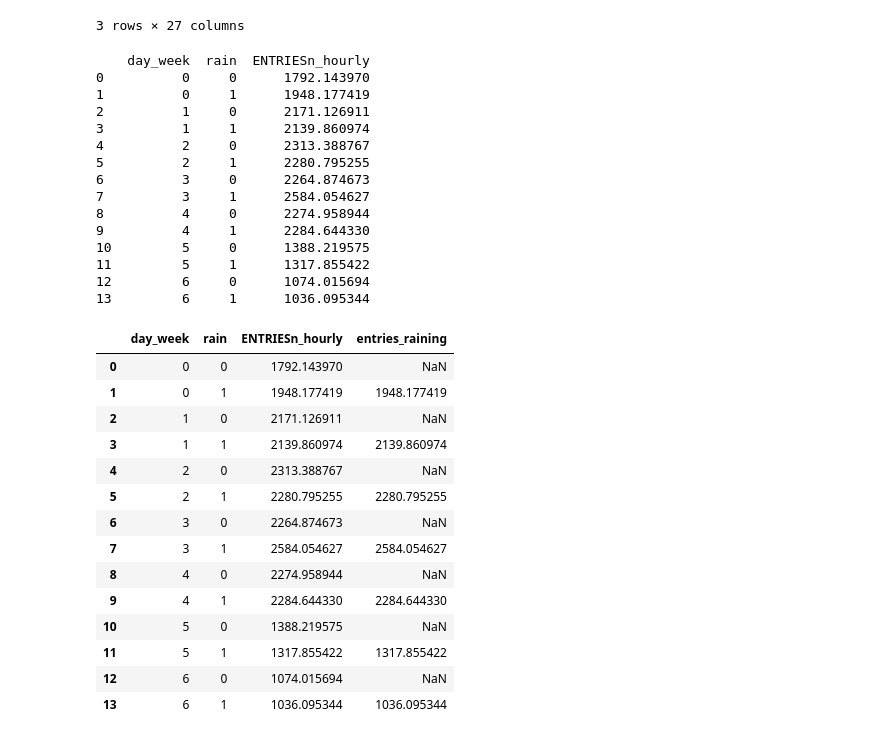
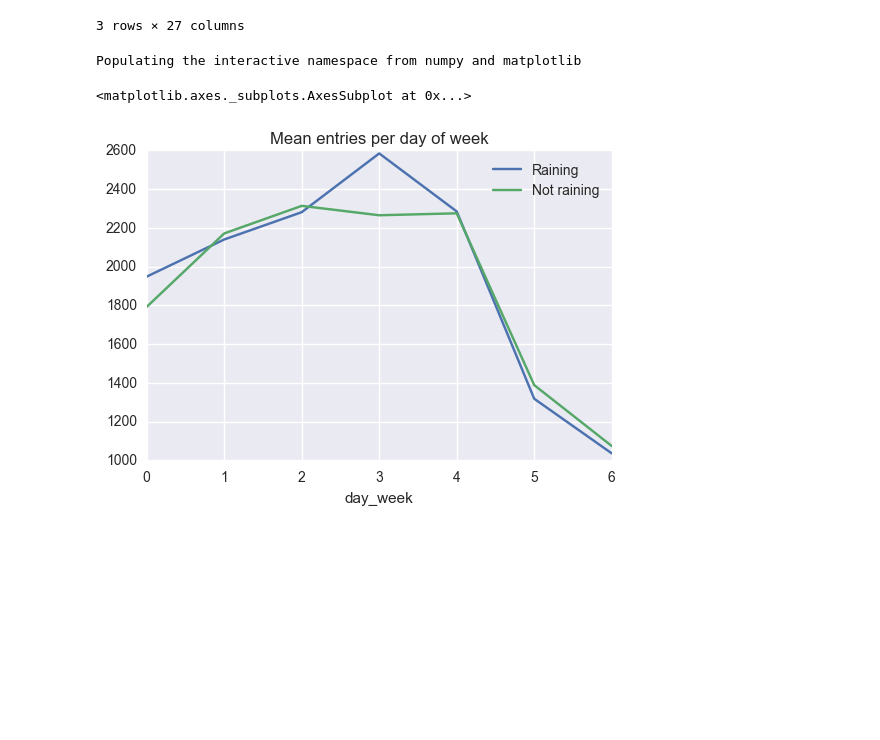
Before and after one commit to dsuruagy/udacityDataAnalyst, a Jupyter notebook: part3/l5-numpyPandas2DData/Lesson_5-NumPy_and_Pandas_with_2D_data.ipynb, the cells around one changed output. Saved outputs shown, nothing was run; the diff lists cells and outputs as text; code cells hidden in the pictures; blank space fills up the shorter version.

Commit message:
Plotting mean ridership per day of week, raining or not.

```diff
--- a/part3/l5-numpyPandas2DData/Lesson_5-NumPy_and_Pandas_with_2D_data.ipynb
+++ b/part3/l5-numpyPandas2DData/Lesson_5-NumPy_and_Pandas_with_2D_data.ipynb
@@ -890,55 +890,29 @@ subway_df.head(3)
 # %%
 data = subway_df.groupby(['day_week', 'rain'], as_index=False)['day_week', 'rain', 'ENTRIESn_hourly'].mean()
 #data = subway_df.groupby(['day_week', 'rain'])['ENTRIESn_hourly'].mean()
 #print data
 
-#%pylab inline
-#subway_df.groupby('rain')['ENTRIESn_hourly'].hist(bins=6)
 #data_plot = pd.DataFrame(data, columns=['ENTRIESn_hourly'], index=data['day_week'])
 #data_plot = pd.DataFrame(data, index=data['day_week'])
-data_plot = pd.DataFrame(data)
 
-def get_raining_entries(x):
-    if x['rain']==1:
-        return x['ENTRIESn_hourly']
-    else:
-        return NaN
+print "\n"
+raining_data = pd.DataFrame(data[data['rain'] == 1])
+raining_data.rename(columns={"ENTRIESn_hourly":"Raining"}, inplace=True)
+del raining_data['rain']
+#print raining_data
 
-#data_plot.plot()
-#data_plot['entries_raining'] = pd.Series()
-print data_plot
-#print data_plot[['rain','ENTRIESn_hourly']]
-data_plot['entries_raining'] = data_plot.apply(get_raining_entries, axis=1)
+print "\n"
+non_raining_data = pd.DataFrame(data[data['rain'] == 0])
+non_raining_data.rename(columns={"ENTRIESn_hourly":"Not raining"}, inplace=True)
+del non_raining_data['rain']
+#print non_raining_data
 
-data_plot
+join_data = raining_data.merge(non_raining_data, on='day_week', how='inner')
+join_data.set_index('day_week', inplace=True)
+
+%pylab inline
+join_data.plot(title='Mean entries per day of week')
 # %% [output]
-    day_week  rain  ENTRIESn_hourly
-0          0     0      1792.143970
-1          0     1      1948.177419
-2          1     0      2171.126911
-3          1     1      2139.860974
-4          2     0      2313.388767
-5          2     1      2280.795255
-6          3     0      2264.874673
-7          3     1      2584.054627
-8          4     0      2274.958944
-9          4     1      2284.644330
-10         5     0      1388.219575
-11         5     1      1317.855422
-12         6     0      1074.015694
-13         6     1      1036.095344
+Populating the interactive namespace from numpy and matplotlib
-|  | day_week | rain | ENTRIESn_hourly | entries_raining |
-| 0 | 0 | 0 | 1792.143970 | NaN |
-| 1 | 0 | 1 | 1948.177419 | 1948.177419 |
-| 2 | 1 | 0 | 2171.126911 | NaN |
-| 3 | 1 | 1 | 2139.860974 | 2139.860974 |
-| 4 | 2 | 0 | 2313.388767 | NaN |
-| 5 | 2 | 1 | 2280.795255 | 2280.795255 |
-| 6 | 3 | 0 | 2264.874673 | NaN |
-| 7 | 3 | 1 | 2584.054627 | 2584.054627 |
-| 8 | 4 | 0 | 2274.958944 | NaN |
-| 9 | 4 | 1 | 2284.644330 | 2284.644330 |
-| 10 | 5 | 0 | 1388.219575 | NaN |
-| 11 | 5 | 1 | 1317.855422 | 1317.855422 |
-| 12 | 6 | 0 | 1074.015694 | NaN |
-| 13 | 6 | 1 | 1036.095344 | 1036.095344 |
+<matplotlib.axes._subplots.AxesSubplot at 0x...>
+[figure, added]
```
